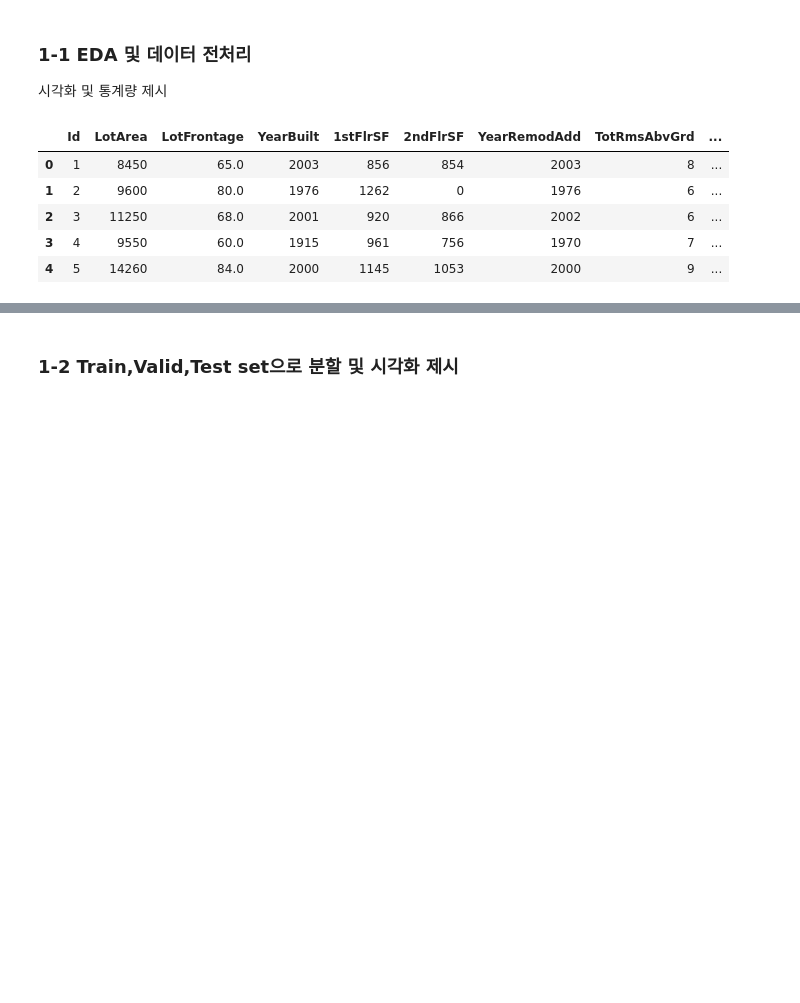
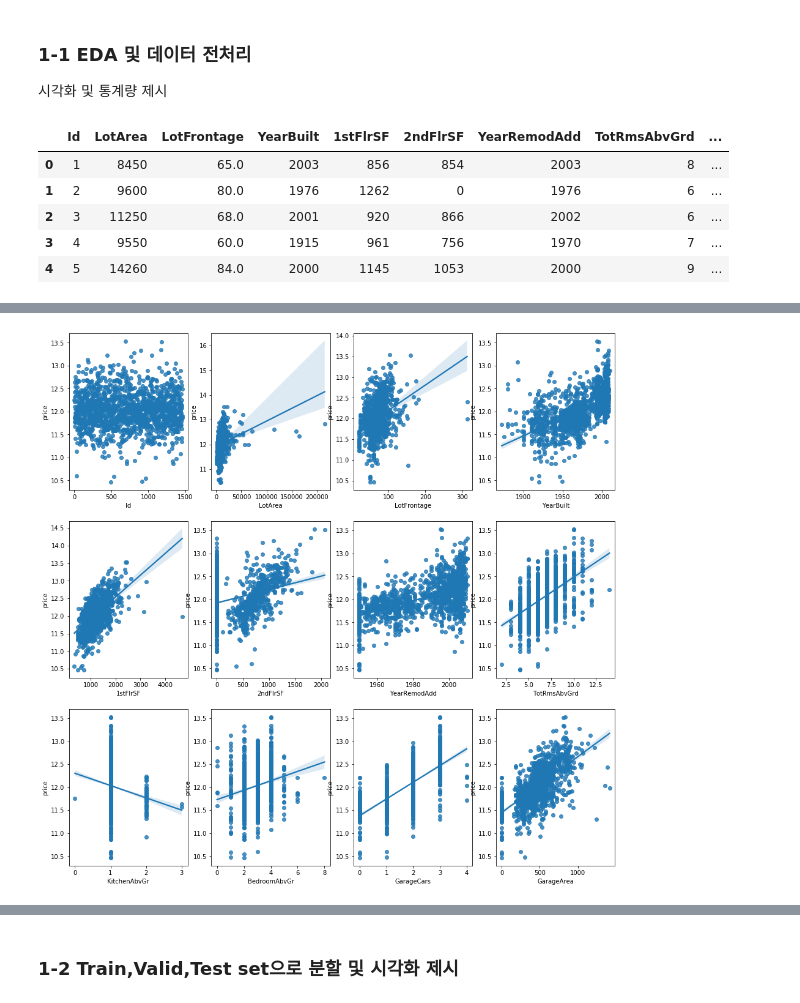
Before and after one commit to Ssunbell/ADP_study, a Jupyter notebook: 4주차/boeun/17회_기출문제_boeun.ipynb, the cells around one changed output, grey strips where cells are left out. Cells and saved outputs as stored; diff of their text form; code cells hidden in the pictures; blank space fills up the shorter version.

```diff
--- a/4주차/boeun/17회_기출문제_boeun.ipynb
+++ b/4주차/boeun/17회_기출문제_boeun.ipynb
@@ -24,0 +76,10 @@ df1.head()
+# %%
+fig, axs = plt.subplots(figsize=(16,16), ncols=4, nrows=3)
+lm_features = df1.columns[:-1]
+
+for i, feature in enumerate(lm_features):
+    row = int(i/4)
+    col = i%4
+    sns.regplot(x=feature, y='price', data=df1, ax=axs[row][col])
+# %% [output]
+[figure, added]
```
Also changed, not shown: parts of 31 cells of this notebook, 5 other files.
